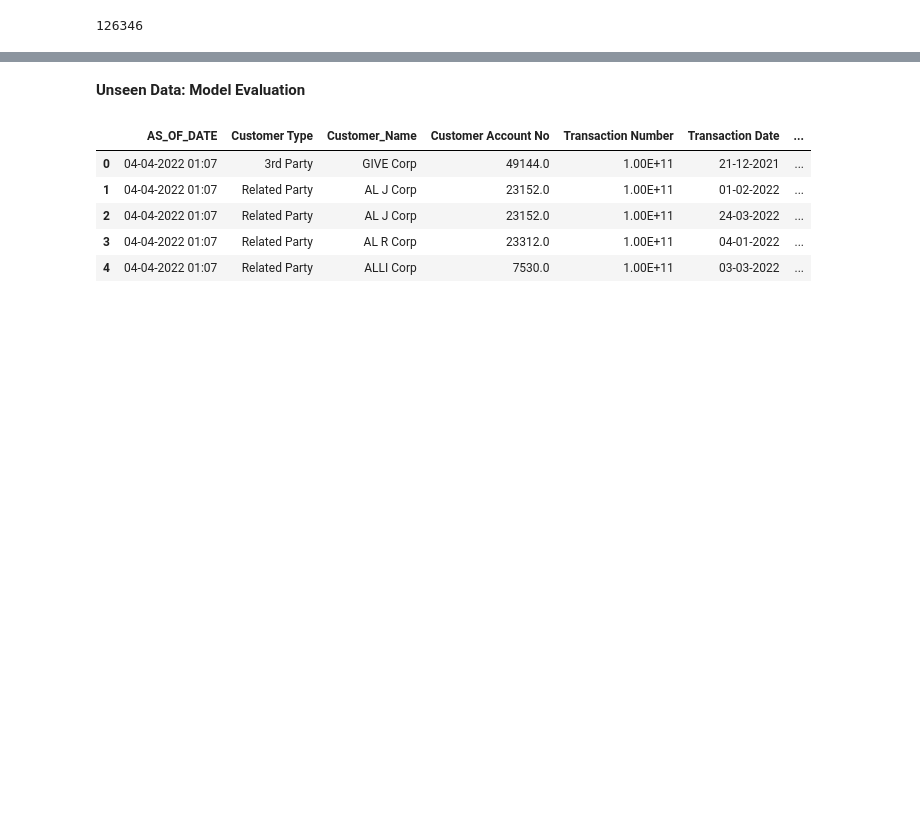
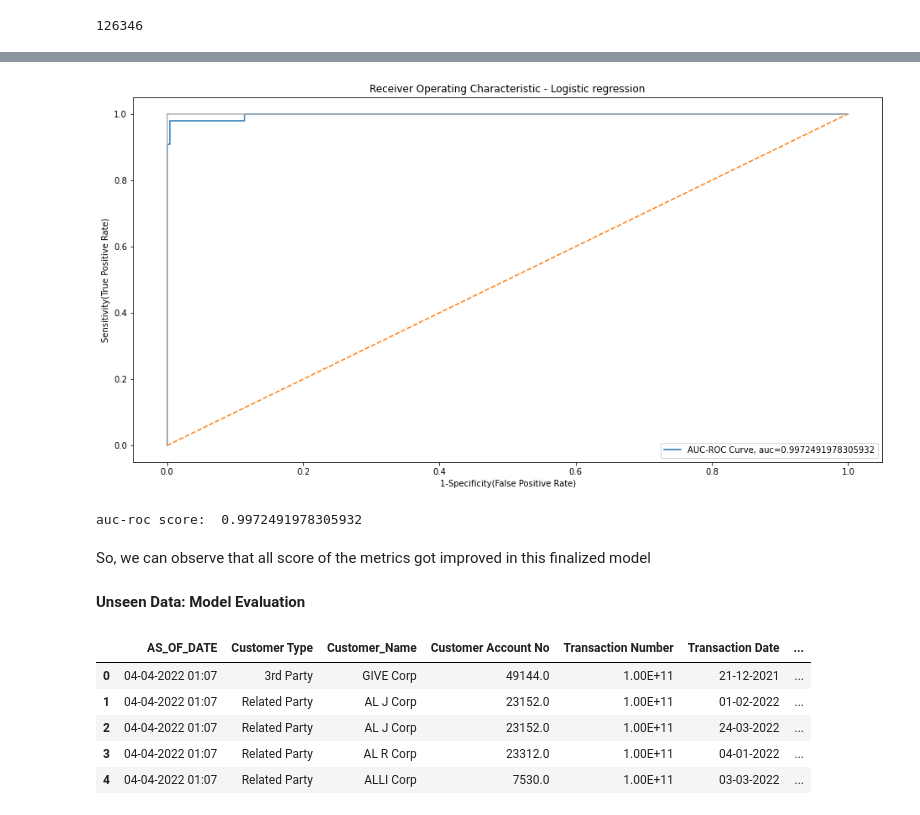
Before and after one commit to som21-star/E-Commerce-Retail-B2B-Case-Study, a Jupyter notebook: E-Commerce & Retail B2B Case Study.ipynb, the cells around one changed output, grey strips where cells are left out. Saved outputs shown, nothing was run; the diff lists cells and outputs as text; code cells hidden in the pictures; blank space fills up the shorter version.

```diff
--- a/E-Commerce & Retail B2B Case Study.ipynb
+++ b/E-Commerce & Retail B2B Case Study.ipynb
@@ -924,3 +923,28 @@ So, we can observe that all score of the metrics got improved in this finalized
+# %%
+y_pred_proba = lreg_smt_tmk.predict_proba(X_test)[::,1]
+fpr, tpr, _ = metrics.roc_curve(y_test,  y_pred_proba)
+auc = metrics.roc_auc_score(y_test, y_pred_proba)
+#plt.figure(figsize=(16,8))
+#plt.plot(fpr,tpr,label="AUC-ROC Curve, auc="+str(auc))
+#plt.legend(loc=4)
+#plt.show()
+plt.subplots(1, figsize=(16,8))
+plt.title('Receiver Operating Characteristic - Logistic regression')
+plt.plot(fpr, tpr,label="AUC-ROC Curve, auc="+str(auc))
+plt.plot([0, 1], ls="--")
+plt.plot([0, 0], [1, 0] , c=".7"), plt.plot([1, 1] , c=".7")
+plt.ylabel('Sensitivity(True Positive Rate)')
+plt.xlabel('1-Specificity(False Positive Rate)')
+plt.legend(loc=4)
+plt.show()
+# %% [output]
+[figure, added]
+# %%
+print("auc-roc score: ", metrics.roc_auc_score(y_test, y_pred_proba))
+# %% [output]
+auc-roc score:  0.9972491978305932
+# %% [markdown]
+So, we can observe that all score of the metrics got improved in this finalized model
 # %% [markdown]
 **Unseen Data: Model Evaluation**
 # %%
```
Also changed, not shown: parts of 41 cells of this notebook.
